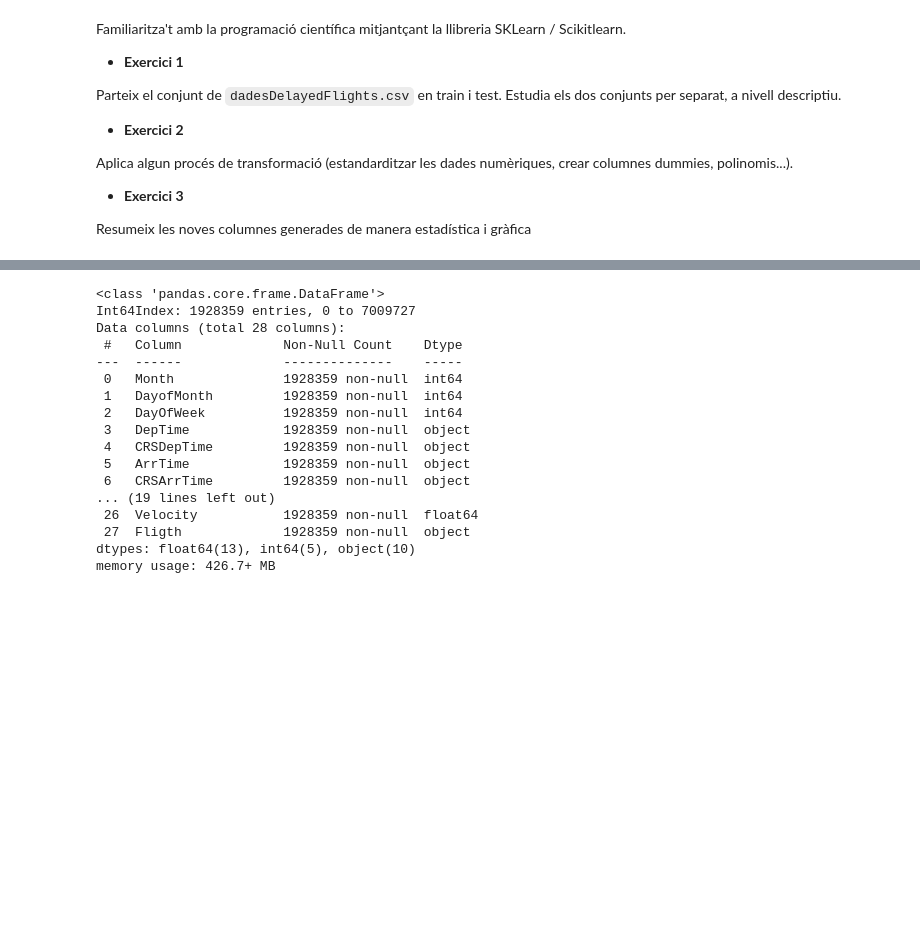
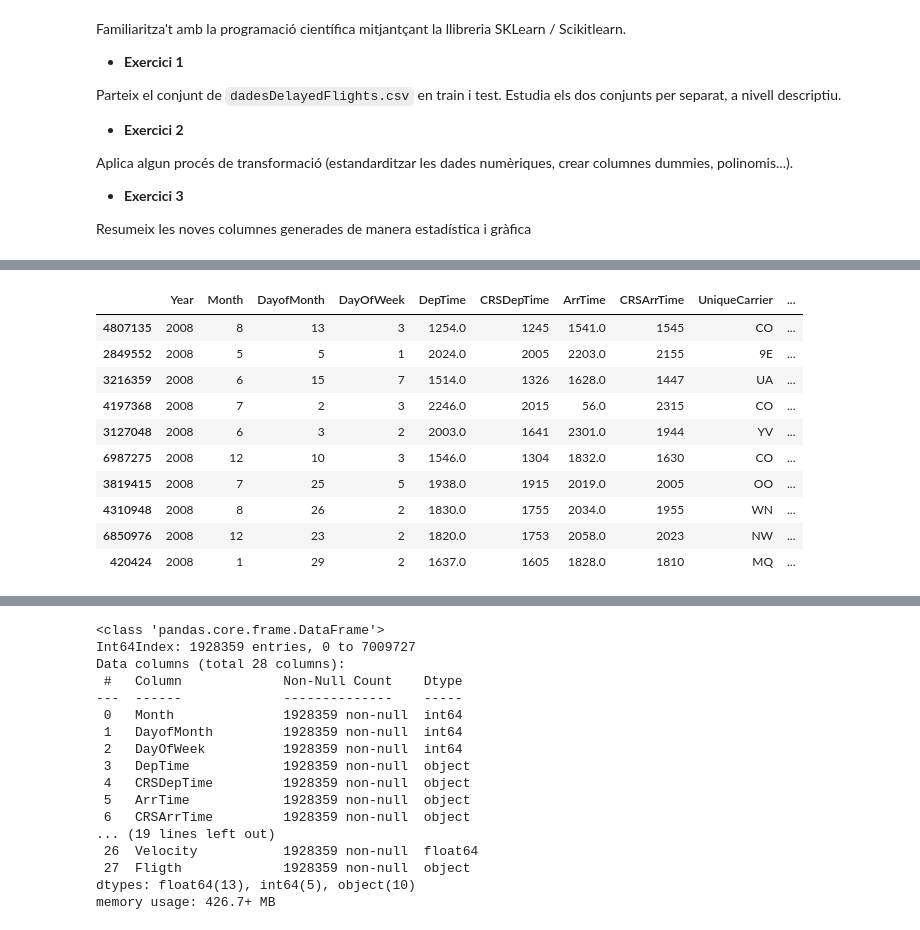
Before and after one commit to luismartindepablo/ItAcademy, a Jupyter notebook: Tasca_Sprint11/Sprint11.ipynb, the cells around one changed output, grey strips where cells are left out. Saved outputs shown, nothing was run; the diff lists cells and outputs as text; code cells hidden in the pictures; blank space fills up the shorter version.

```diff
--- a/Tasca_Sprint11/Sprint11.ipynb
+++ b/Tasca_Sprint11/Sprint11.ipynb
@@ -32,0 +88,15 @@ df_clean = pd.read_csv("df_clean.csv", index_col = [0])
+# %%
+## Sample
+df_raw.sample(10)
+# %% [output]
+|  | Year | Month | DayofMonth | DayOfWeek | DepTime | CRSDepTime | ArrTime | CRSArrTime | UniqueCarrier | ... |
+| 4807135 | 2008 | 8 | 13 | 3 | 1254.0 | 1245 | 1541.0 | 1545 | CO | ... |
+| 2849552 | 2008 | 5 | 5 | 1 | 2024.0 | 2005 | 2203.0 | 2155 | 9E | ... |
+| 3216359 | 2008 | 6 | 15 | 7 | 1514.0 | 1326 | 1628.0 | 1447 | UA | ... |
+| 4197368 | 2008 | 7 | 2 | 3 | 2246.0 | 2015 | 56.0 | 2315 | CO | ... |
+| 3127048 | 2008 | 6 | 3 | 2 | 2003.0 | 1641 | 2301.0 | 1944 | YV | ... |
+| 6987275 | 2008 | 12 | 10 | 3 | 1546.0 | 1304 | 1832.0 | 1630 | CO | ... |
+| 3819415 | 2008 | 7 | 25 | 5 | 1938.0 | 1915 | 2019.0 | 2005 | OO | ... |
+| 4310948 | 2008 | 8 | 26 | 2 | 1830.0 | 1755 | 2034.0 | 1955 | WN | ... |
+| 6850976 | 2008 | 12 | 23 | 2 | 1820.0 | 1753 | 2058.0 | 2023 | NW | ... |
+| 420424 | 2008 | 1 | 29 | 2 | 1637.0 | 1605 | 1828.0 | 1810 | MQ | ... |
```
Also changed, not shown: parts of 16 cells of this notebook, 1 other file.
